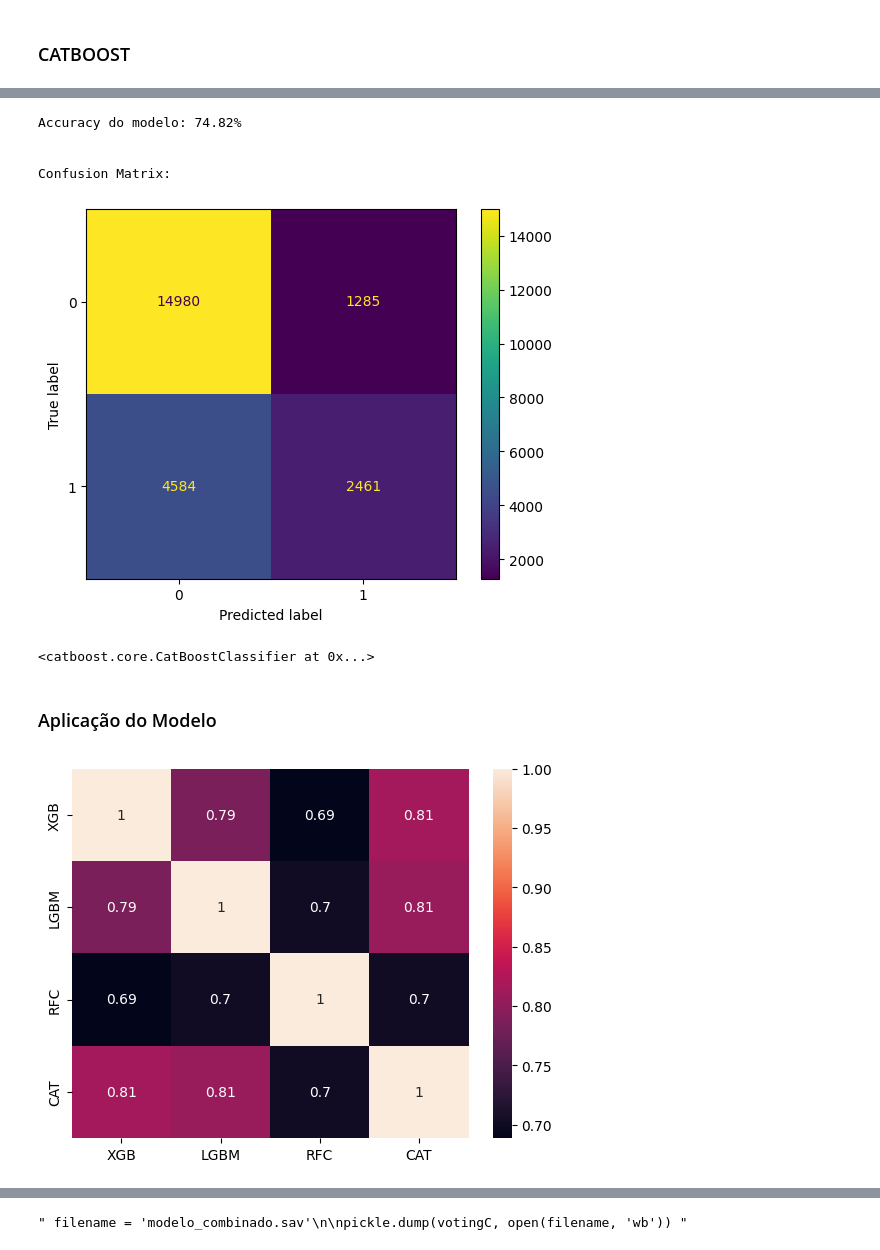
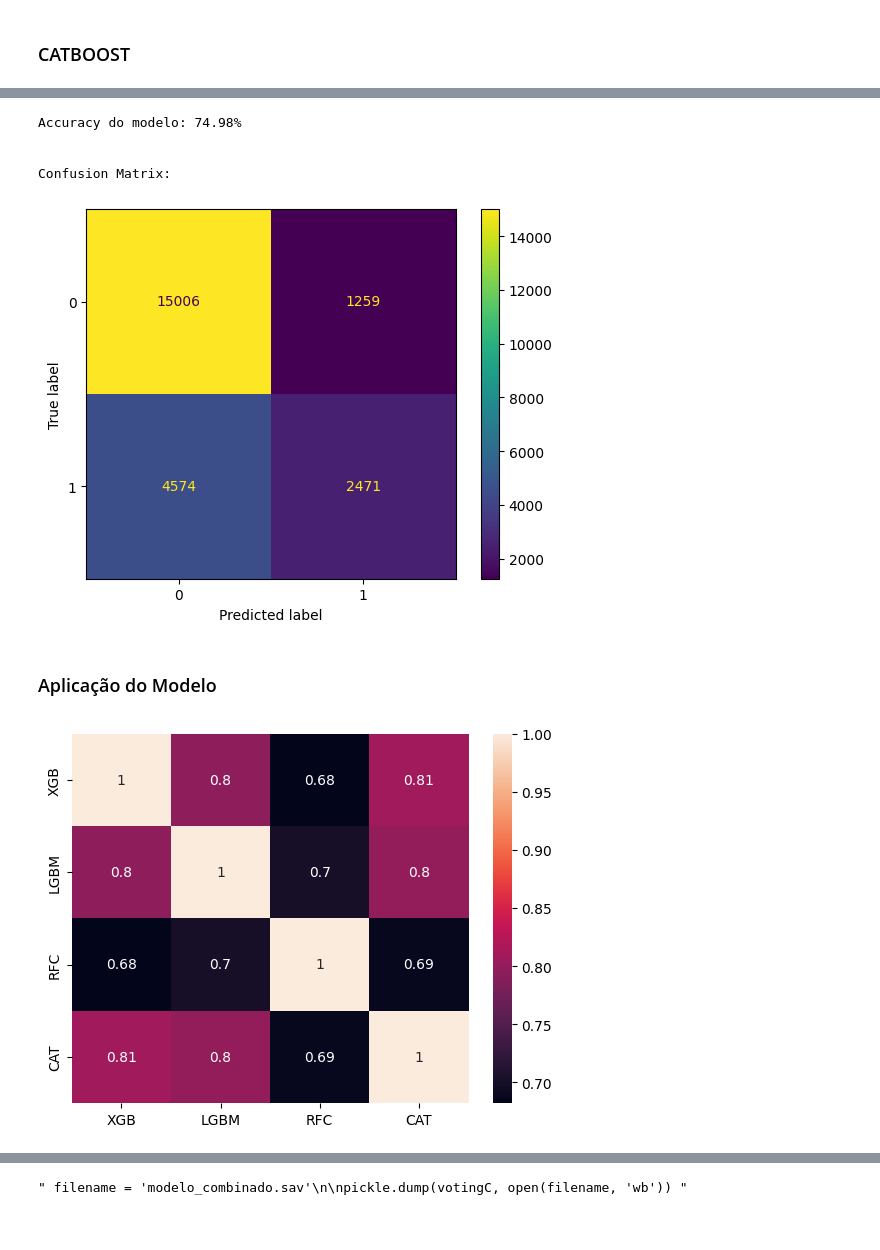
Before and after one commit to Kathyllen/Compesa, a Jupyter notebook: Cópia_IA_Subst_HD_.ipynb, the cells around one changed output, grey strips where cells are left out. Drawn from its saved outputs; the diff is of its cells as text; code cells hidden in the pictures.

```diff
--- a/Cópia_IA_Subst_HD_.ipynb
+++ b/Cópia_IA_Subst_HD_.ipynb
@@ -174,10 +214,6 @@ Index(['CONS_MED_ANT_M1', 'CONS_MED_ANT_M2', 'CONS_MED_ANT_M3',
        'CONS_MED_ANT_M19', 'CONS_MED_ANT_M20', 'CONS_MED_ANT_M21',
        'CONS_MED_ANT_M22', 'CONS_MED_ANT_M23', 'CONS_MED_ANT_M24'],
       dtype='object')
-# %%
-train_df.iloc[:, 27:51] = train_df.iloc[:, 27:51].astype('int64')
-
-train_df.iloc[:, 51:63] = train_df.iloc[:, 51:63].astype('int64')
 # %% [markdown]
 ### Computação das estatísticas da série histórica
 # %%
@@ -213,9 +249,9 @@ x = np.arange(1, 25, 1,  dtype=int)
 for matricula in matriculas:
   frame = train_df[train_df['IMOV_ID'] == matricula]
 
-  y_ant = frame.iloc[0, 27:51]
+  y_ant = frame.iloc[0, 22:46]
 
-  y_post = frame.iloc[0, 51:63]
+  y_post = frame.iloc[0, 46:58]
 
   mean_ant.append(round(y_ant.mean()))
 
@@ -245,7 +281,7 @@ x = np.arange(1, 7, 1,  dtype=int)
 for matricula in matriculas:
   frame = train_df[train_df['IMOV_ID'] == matricula]
 
-  y_ant_6 = frame.iloc[0, 27:33]
+  y_ant_6 = frame.iloc[0, 22:28]
 
   res_6 = stats.linregress(x,y_ant_6.astype(float))
 
@@ -396,7 +432,7 @@ train_df['TEMPO_ATIVIDADE'] = train_df['TEMPO_ATIVIDADE'].dt.days
 # %%
 train_df['SOMATORIO_CONSUMO'] = train_df['SOMATORIO_CONSUMO'].fillna(value = df_linregress.MEAN_ANT.mean()*train_df['TEMPO_ATIVIDADE'].mean())
 # %%
-consumo_ant = train_df.iloc[0, 27:51]
+consumo_ant = train_df.iloc[0, 22:46]
 # %%
 train_df['MAX_CONSUMO'] = train_df['MAX_CONSUMO'].fillna(value = consumo_ant.max())
 # %%
@@ -606,13 +645,10 @@ Y = train_df.iloc[:, -8]
 #X = iqr_frame.drop(columns='RESULT_MEAN')
 X = train_df.loc[:,['LOCA_ID', 'STCM_CDSETORCOMERCIAL', 'IPER_ID',
        'IMOV_IDSUBCATEGORIAPRINCIPAL', 'IDADE', 'IMOV_NNMORADOR',
-       'QTDECONOMIARESIDENCIAL', 'QTDECONOMIACOMERCIAL',
-       'QTDECONOMIAINDUSTRIAL', 'QTDECONOMIAPUBLICO',
-       'QTDANORMALIDADEANTTOTAL', 'QTDANORMALIDADELEITURA_ANT',
-       'QUANTIDADECONTAS', 'QUANTIDADERAS', 'POCO_ID', 'N_CORTES', 'TIPO_HD', 'CAPACIDADE_HD',
-       'MAX_CONSUMO', 'SOMATORIO_CONSUMO', 'r2', 'SLOPE', 'SLOPE_6', 'INTERCEPT', 'INTERCEPT_6', 'MEAN_ANT',
-       'MEDIAN_ANT', 'SD_ANT', 'MEAN_OUTLIER', 'SOMATORIO_CONSUMO_OUTLIER', 'MAX_CONSUMO_OUTLIER',
-        'CONT_ZEROS','SOMATORIO_POR_MES','TEMPO_ATIVIDADE']]
+       'QTDANORMALIDADEANTTOTAL', 'QTDANORMALIDADELEITURA_ANT', 'QTDECONOMIA',
+       'QUANTIDADECONTAS', 'QUANTIDADERAS', 'POCO_ID', 'N_CORTES', 'CAPACIDADE_HD', 'MAX_CONSUMO',
+       'SOMATORIO_CONSUMO', 'r2', 'SLOPE', 'SLOPE_6', 'INTERCEPT', 'INTERCEPT_6', 'MEAN_ANT',
+       'MEDIAN_ANT', 'SD_ANT', 'CONT_ZEROS','SOMATORIO_POR_MES','TEMPO_ATIVIDADE']]
 
 X_train, X_test, Y_train, Y_test = train_test_split(X, Y, test_size = 0.2, random_state=5) # Separação da base de treino para evitar overfitting
 # %%
@@ -811,8 +839,6 @@ from catboost import CatBoostClassifier, Pool
 cat = CatBoostClassifier()
 
 cat.fit(X_train, Y_train, verbose=False)
-
-cat.save_model('cat_salvo')
 
 cat_pred = cat.predict(X_test)
 
@@ -823,17 +849,11 @@ print('Confusion Matrix:')
 ConfusionMatrixDisplay.from_predictions(Y_test, cat_pred)
 plt.show()
 # %% [output]
-Accuracy do modelo: 74.82%
+Accuracy do modelo: 74.98%
 
 
 Confusion Matrix:
 [figure]
-# %%
-catao = CatBoostClassifier()
-
-catao.load_model(r'/content/cat_salvo')
-# %% [output]
-<catboost.core.CatBoostClassifier at 0x...>
 # %% [markdown]
 ### Aplicação do Modelo
 # %%
@@ -853,15 +870,15 @@ predicao = pd.DataFrame(data = predicao, columns = ['RESULT_MEAN'])
 # %%
 test_XGB = pd.Series(best_fit.predict(X_test), name="XGB")
 
 test_LGBM = pd.Series(clf.predict(X_test), name="LGBM")
 
 test_RFC = pd.Series(random_forest.predict(X_test), name="RFC")
 
-test_CAT = pd.Series(catao.predict(X_test), name="CAT")
+test_CAT = pd.Series(cat.predict(X_test), name="CAT")
 
 ensemble_results = pd.concat([test_XGB,test_LGBM,test_RFC, test_CAT],axis=1)
 
 g= sns.heatmap(ensemble_results.corr(),annot=True)
 # %% [output]
-[figure, old version]
+[figure, new version]
 # %%
```
Also changed, not shown: parts of 41 cells of this notebook.
